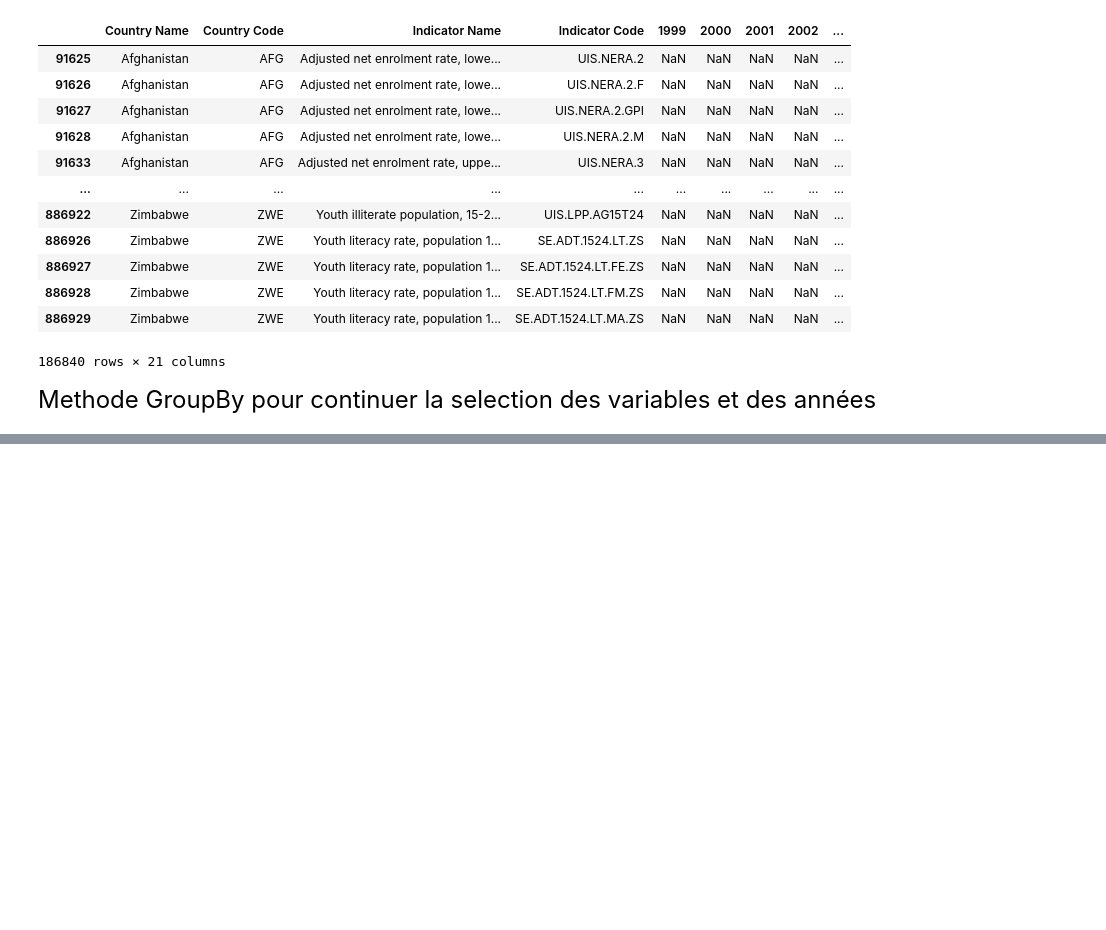
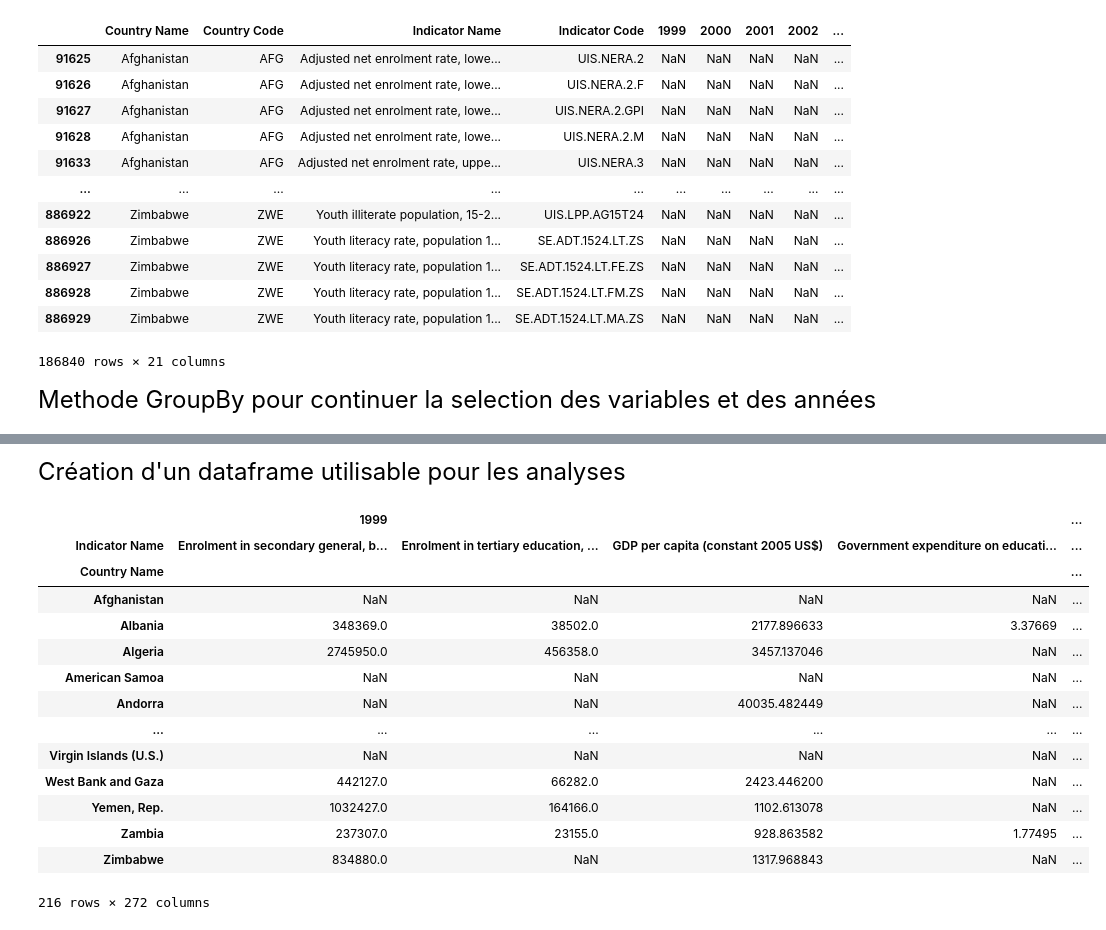
Before and after one commit to Thomas-Auvin/Projet2, a Jupyter notebook: Projet-2.ipynb, the cells around one changed output, grey strips where cells are left out. Saved outputs shown, nothing was run; the diff lists cells and outputs as text; code cells hidden in the pictures; blank space fills up the shorter version.

```diff
--- a/Projet-2.ipynb
+++ b/Projet-2.ipynb
@@ -634,0 +655,21 @@ Testtest.sort_values('Proportion_renseignée', ascending = False)
+# %% [markdown]
+<font size=5>Création d'un dataframe utilisable pour les analyses<font>
+# %%
+DataframeFinal_V1.pivot_table(index='Country Name', columns='Indicator Name', values=['1999','2000','2001','2002','2003','2004','2005','2006','2007','2008','2009',
+                                                                          '2010','2011','2012','2013','2014','2015'], aggfunc=np.mean)
+# %% [output]
+|  | 1999 |  |  |  | ... |
+| Indicator Name | Enrolment in secondary general, b... | Enrolment in tertiary education, ... | GDP per capita (constant 2005 US$) | Government expenditure on educati... | ... |
+| Country Name |  |  |  |  | ... |
+| Afghanistan | NaN | NaN | NaN | NaN | ... |
+| Albania | 348369.0 | 38502.0 | 2177.896633 | 3.37669 | ... |
+| Algeria | 2745950.0 | 456358.0 | 3457.137046 | NaN | ... |
+| American Samoa | NaN | NaN | NaN | NaN | ... |
+| Andorra | NaN | NaN | 40035.482449 | NaN | ... |
+| ... | ... | ... | ... | ... | ... |
+| Virgin Islands (U.S.) | NaN | NaN | NaN | NaN | ... |
+| West Bank and Gaza | 442127.0 | 66282.0 | 2423.446200 | NaN | ... |
+| Yemen, Rep. | 1032427.0 | 164166.0 | 1102.613078 | NaN | ... |
+| Zambia | 237307.0 | 23155.0 | 928.863582 | 1.77495 | ... |
+| Zimbabwe | 834880.0 | NaN | 1317.968843 | NaN | ... |
+216 rows × 272 columns
```
Also changed, not shown: parts of 3 cells of this notebook.
